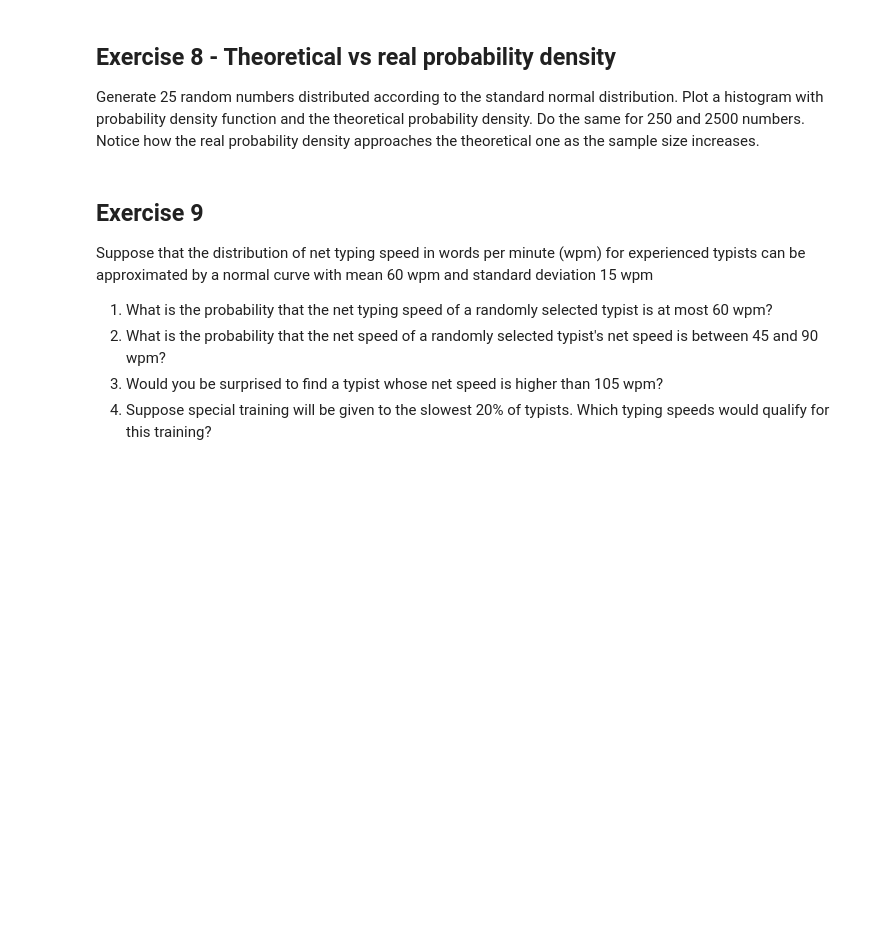
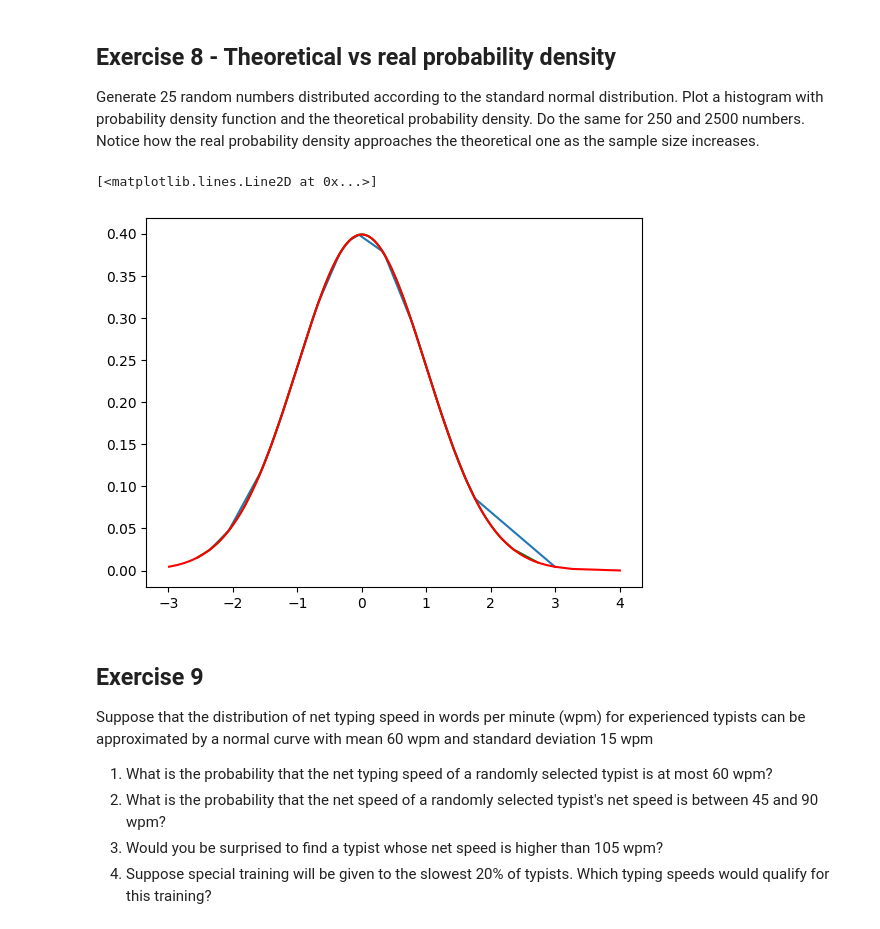
Before and after one commit to Wietse-VandeVelde/dsai-labs, a Jupyter notebook: 3-central-limit-testing/lab-3.01-probability-2024.ipynb, the cells around one changed output. Cells and saved outputs as stored; diff of their text form; code cells hidden in the pictures; blank space fills up the shorter version.

```diff
--- a/3-central-limit-testing/lab-3.01-probability-2024.ipynb
+++ b/3-central-limit-testing/lab-3.01-probability-2024.ipynb
@@ -241,6 +254,17 @@ What is the area under the density function between  x=0.5  and  x=4 . (Answer =
 Generate 25 random numbers distributed according to the standard normal distribution. Plot a histogram with probability density function and the theoretical probability density.
 Do the same for 250 and 2500 numbers.
 Notice how the real probability density approaches the theoretical one as the sample size increases.
+# %%
+x, y, z = np.random.normal(0, 1, 25), np.random.normal(0, 1, 250), np.random.normal(0, 1, 2500)
+x, y, z = np.sort(x), np.sort(y), np.sort(z)
+
+fig, tplot = plt.subplots(1, 1)
+tplot.plot(x, stats.norm.pdf(x))
+tplot.plot(y, stats.norm.pdf(y), color='green')
+tplot.plot(z, stats.norm.pdf(z), color='red')
+# %% [output]
+[<matplotlib.lines.Line2D at 0x...>]
+[figure, added]
 # %% [markdown]
 ## Exercise 9
 
```
Also changed, not shown: parts of 2 cells of this notebook, 4 other files.
